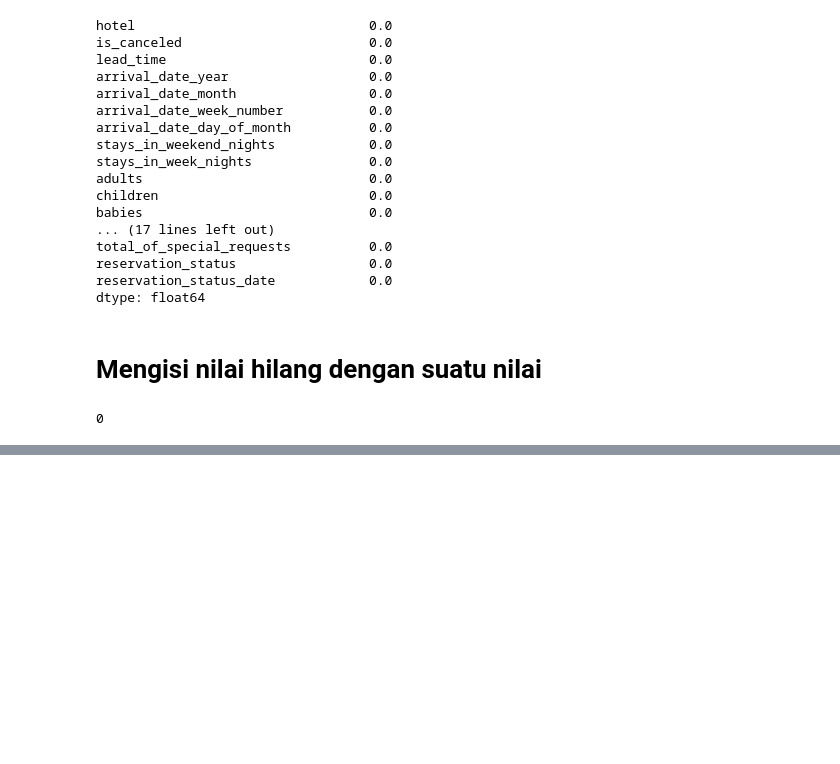
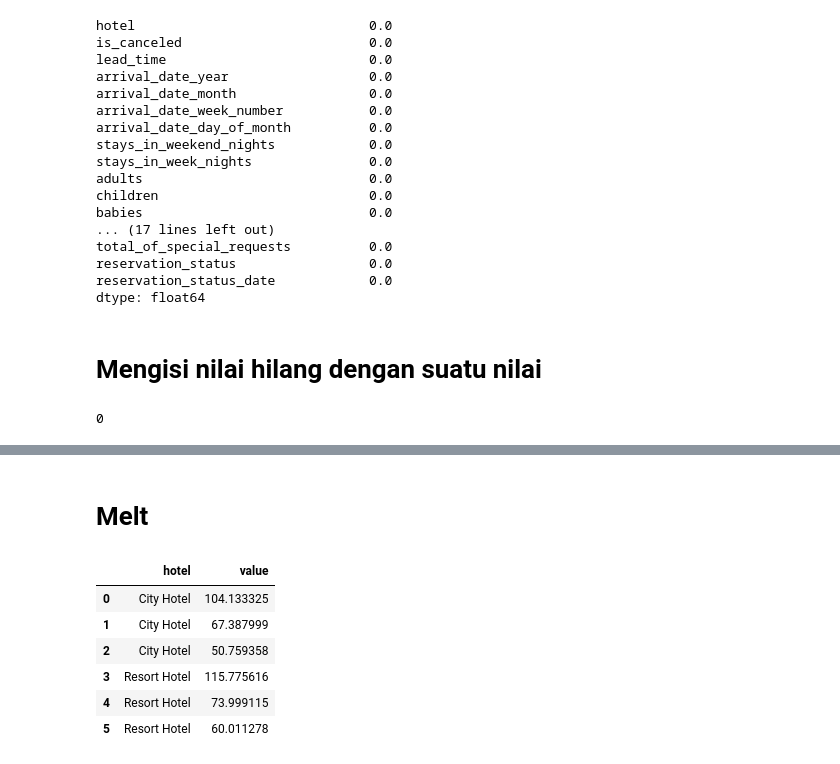
Before and after one commit to Aldistwn29/data-science-newbe, a Jupyter notebook: introduce_to_data.ipynb, the cells around one changed output, grey strips where cells are left out. Cells and saved outputs as stored; diff of their text form; code cells hidden in the pictures; blank space fills up the shorter version.

```diff
--- a/introduce_to_data.ipynb
+++ b/introduce_to_data.ipynb
@@ -75,0 +213,6 @@ dataset["children"].isna().sum()
+# %%
+pivot_lead_time = dataset1.pivot_table(index = "reservation_status",
+                                       columns = "hotel",
+                                       values = "lead_time",
+                                       aggfunc = "mean")
+pivot_lead_time.head()
@@ -75,0 +225,12 @@ dataset["children"].isna().sum()
+# %% [markdown]
+# Melt
+# %%
+pivot_lead_time.melt()
+# %% [output]
+|  | hotel | value |
+| 0 | City Hotel | 104.133325 |
+| 1 | City Hotel | 67.387999 |
+| 2 | City Hotel | 50.759358 |
+| 3 | Resort Hotel | 115.775616 |
+| 4 | Resort Hotel | 73.999115 |
+| 5 | Resort Hotel | 60.011278 |
```
Also changed, not shown: parts of 22 cells of this notebook.
